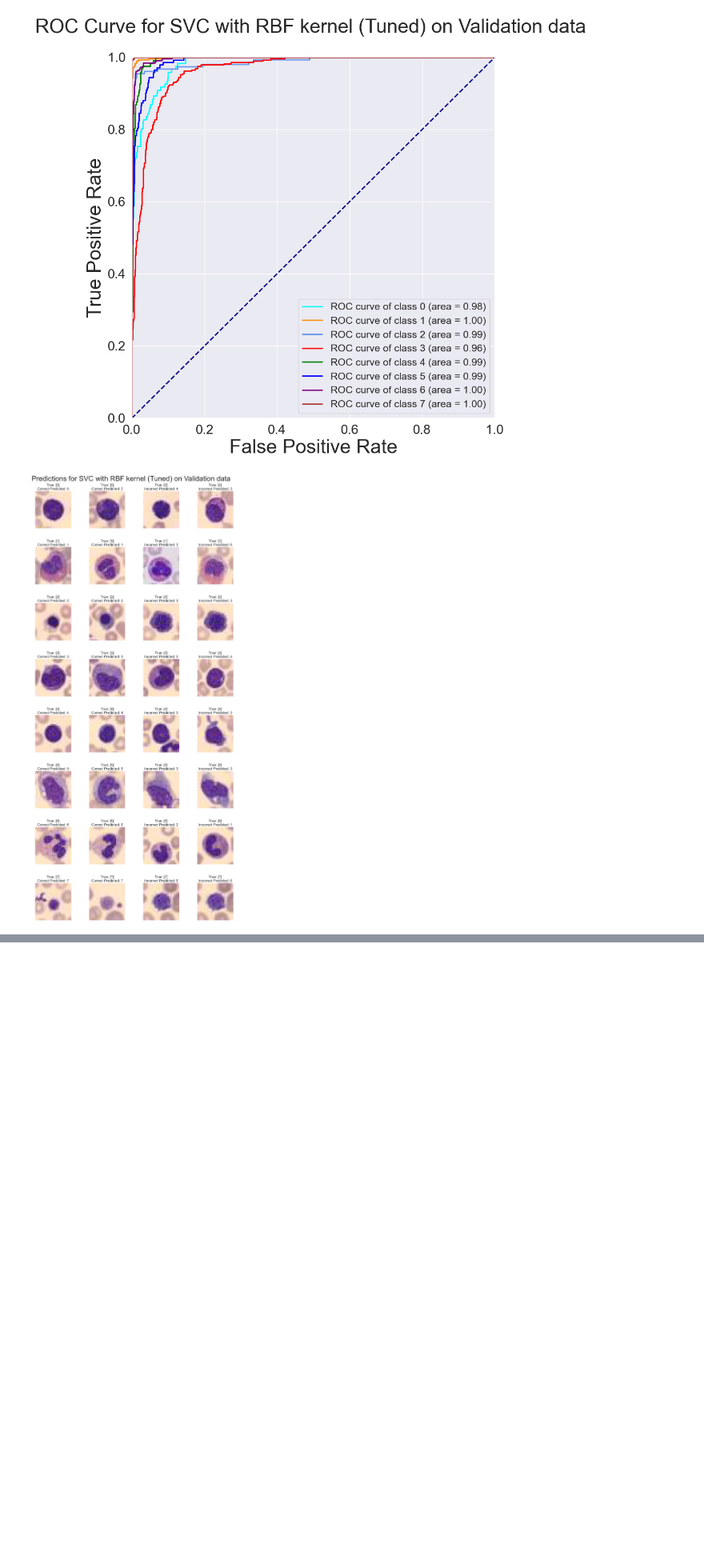
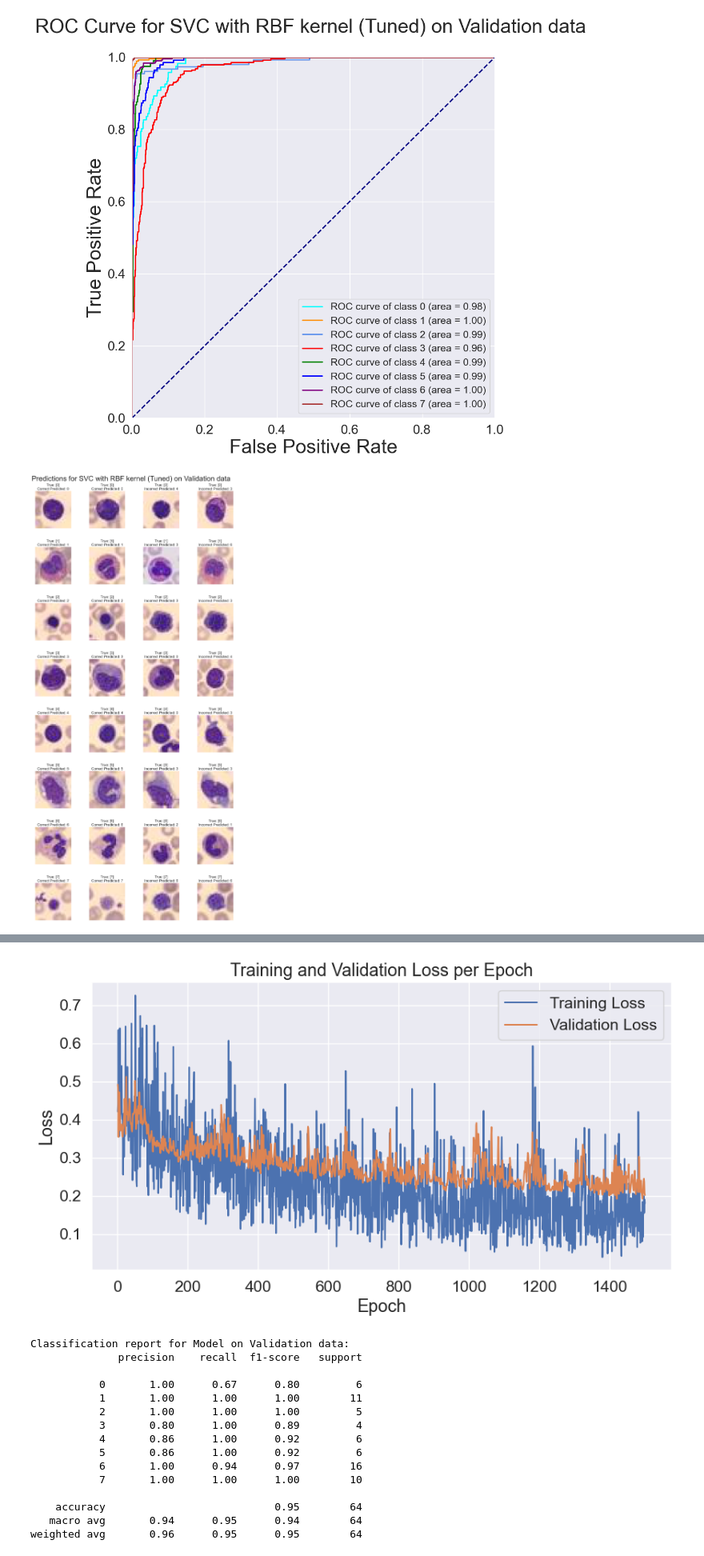
Before and after one commit to phil-mira/AMLS_assignment24_25, a Jupyter notebook: B/main_B.ipynb, the cells around one changed output, grey strips where cells are left out. Shown at 80% size. Saved outputs shown, nothing was run; the diff lists cells and outputs as text; code cells hidden in the pictures; blank space fills up the shorter version.

```diff
--- a/B/main_B.ipynb
+++ b/B/main_B.ipynb
@@ -367,0 +338,32 @@ FileNotFoundError: [WinError 3] The system cannot find the path specified: 'C:\\
+# %%
+# Manually tune the hyperparameters of the CNN model
+
+# Define the hyperparameters
+conv1_out = [32, 64, 128]
+conv2_out = [32, 64, 128]
+fc1_out = [256, 512, 1024]
+learning_rates = [0.001, 0.01]
+
+# Initialize the best model and loss
+best_model = None
+best_f1 = 0
+
+# Loop through the hyperparameters
+for c1 in conv1_out:
+    for c2 in conv2_out:
+        for f1 in fc1_out:
+            for lr in learning_rates:
+                # Create the model
+                model = BloodMnistCNN(conv1_out=c1, conv2_out=c2, fc1_out=f1).to(device)
+                optimizer = optim.Adam(model.parameters(), lr=lr)
+                criterion = nn.CrossEntropyLoss()
+                num_epochs = 500
+
+                # Train the model
+                train_losses, val_losses, f1_score = train_validation(model, device, train_loader, val_loader, optimizer, criterion, num_epochs)
+
+                # Update the best model and loss
+                if f1_score > best_f1:
+                    best_f1 = f1_score
+                    best_model = model
+                    print(f'Current Best model found with conv1_out={c1}, conv2_out={c2}, fc1_out={f1}, lr={lr}, f1_score={f1_score}')
@@ -367,0 +376,29 @@ FileNotFoundError: [WinError 3] The system cannot find the path specified: 'C:\\
+# %%
+# Run the best model on more epochs
+model = best_model
+optimizer = optim.Adam(model.parameters(), lr=0.001)
+criterion = nn.CrossEntropyLoss()
+num_epochs = 1500
+
+# Train and validate the model
+train_losses, val_losses, f1_score = train_validation(model, device, train_loader, val_loader, optimizer, criterion, num_epochs)
+
+# Plot the results
+plot_train_validation(model, device, val_loader, train_losses, val_losses, num_epochs)
+# %% [output]
+[figure, added]
+Classification report for Model on Validation data:
+              precision    recall  f1-score   support
+
+           0       1.00      0.67      0.80         6
+           1       1.00      1.00      1.00        11
+           2       1.00      1.00      1.00         5
+           3       0.80      1.00      0.89         4
+           4       0.86      1.00      0.92         6
+           5       0.86      1.00      0.92         6
+           6       1.00      0.94      0.97        16
+           7       1.00      1.00      1.00        10
+
+    accuracy                           0.95        64
+   macro avg       0.94      0.95      0.94        64
+weighted avg       0.96      0.95      0.95        64
```
Also changed, not shown: parts of 9 cells of this notebook, 2 other files.
